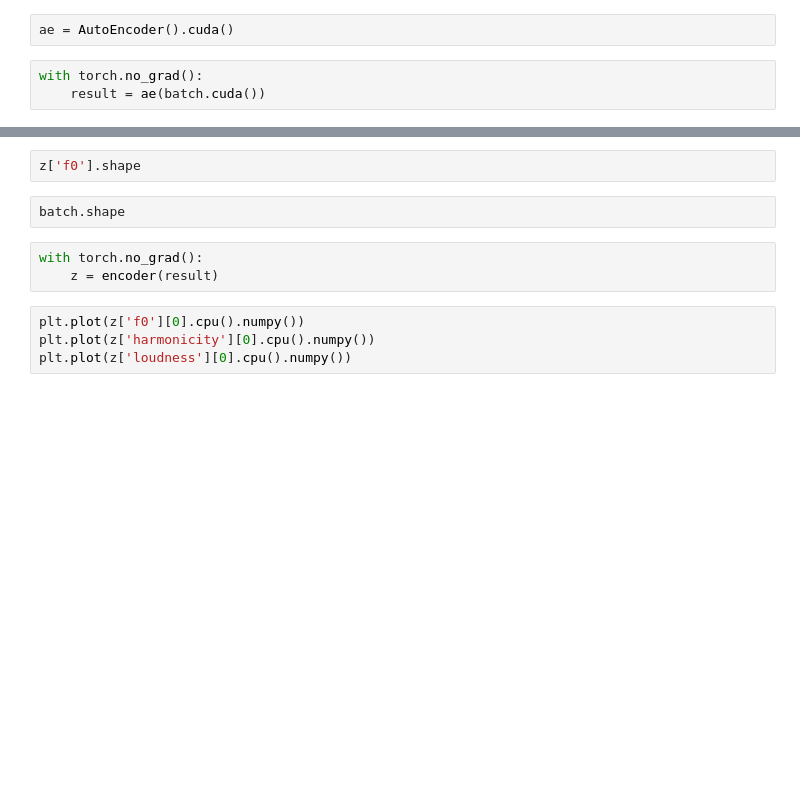
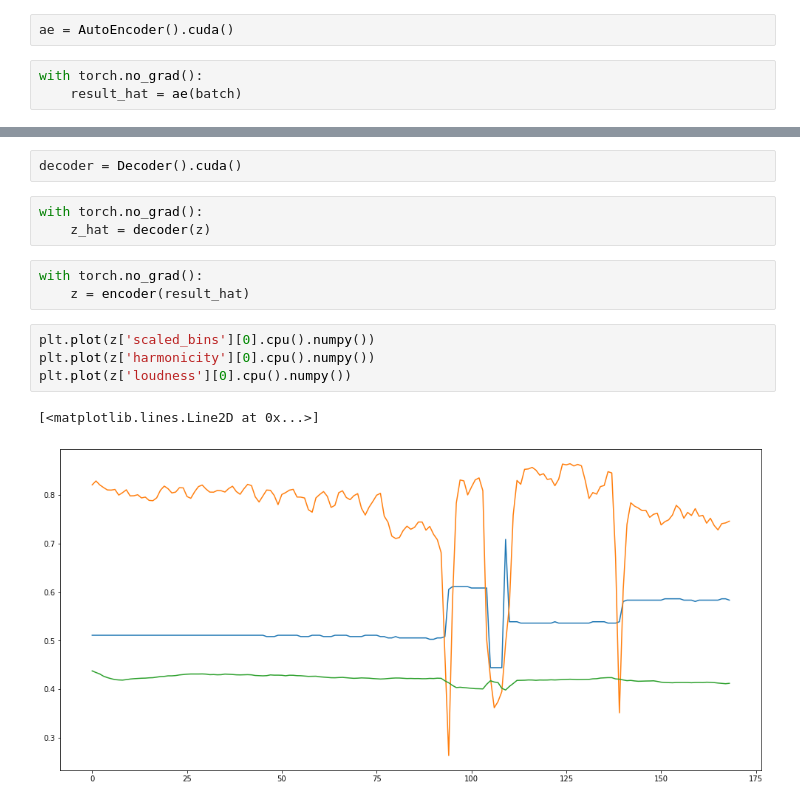
Before and after one commit to kureta/ddsp-pytorch, a Jupyter notebook: Data Preparation.ipynb, the cells around one changed output, grey strips where cells are left out. Saved outputs shown, nothing was run; the diff lists cells and outputs as text; blank space fills up the shorter version.

```diff
--- a/Data Preparation.ipynb
+++ b/Data Preparation.ipynb
@@ -49,4 +70,4 @@ librosa.display.specshow(z['probabilities'][0].cpu().numpy().T, sr=default.sampl
 ae = AutoEncoder().cuda()
 # %%
 with torch.no_grad():
-    result = ae(batch.cuda())
+    result_hat = ae(batch)
@@ -60,13 +74,17 @@ result['c'].shape
-# %%
-z['f0'].shape
-# %%
-batch.shape
+# %%
+decoder = Decoder().cuda()
+# %%
+with torch.no_grad():
+    z_hat = decoder(z)
 # %%
 with torch.no_grad():
-    z = encoder(result)
+    z = encoder(result_hat)
 # %%
-plt.plot(z['f0'][0].cpu().numpy())
+plt.plot(z['scaled_bins'][0].cpu().numpy())
 plt.plot(z['harmonicity'][0].cpu().numpy())
 plt.plot(z['loudness'][0].cpu().numpy())
+# %% [output]
+[<matplotlib.lines.Line2D at 0x...>]
+[figure, added]
 # %%
 ipd.Audio(data=result[0].cpu().numpy(), rate=default.sample_rate)
```
Also changed, not shown: parts of 15 cells of this notebook, 3 other files.
